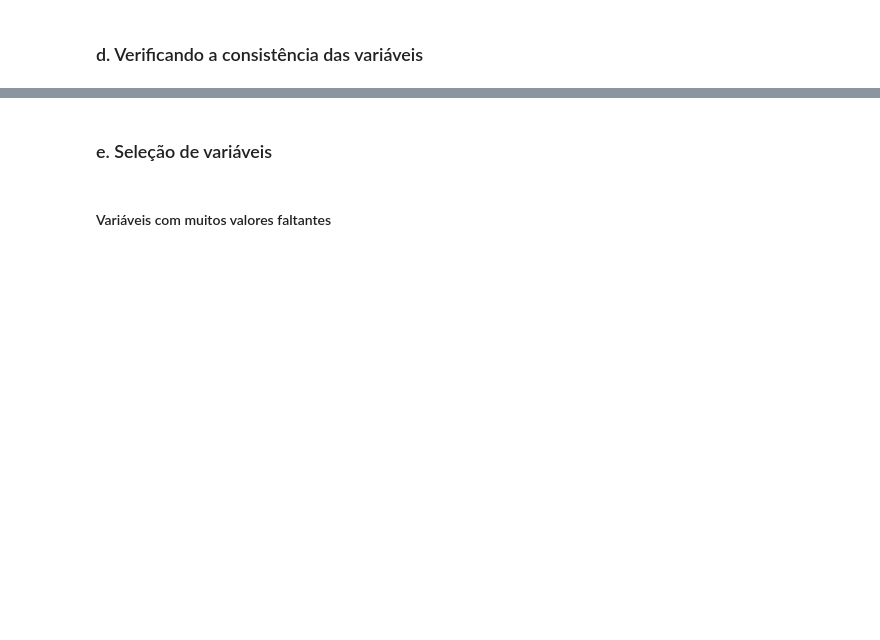
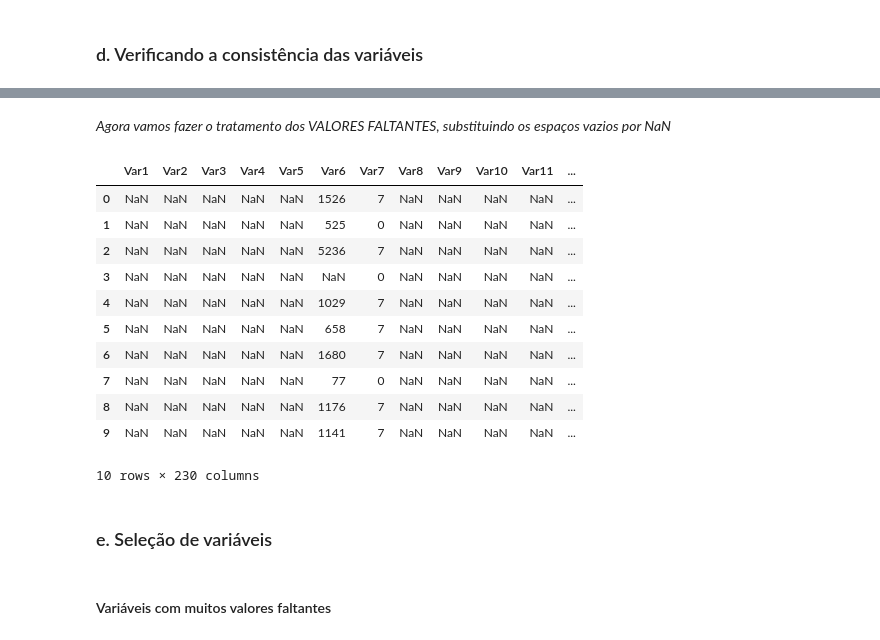
Before and after one commit to EliGorniak/KDD_Cup2009_MachineLearning_Kaggle_Project, a Jupyter notebook: KDD_Cup_2009_ML.ipynb, the cells around one changed output, grey strips where cells are left out. Saved outputs shown, nothing was run; the diff lists cells and outputs as text; code cells hidden in the pictures; blank space fills up the shorter version.

```diff
--- a/KDD_Cup_2009_ML.ipynb
+++ b/KDD_Cup_2009_ML.ipynb
@@ -63,3 +253,24 @@ array([-1,  1])
+# %% [markdown]
+*Agora vamos fazer o tratamento dos VALORES FALTANTES, substituindo os espaços vazios por NaN*
+# %%
+# Utilizando a função .nan do Numpy, vamos substituir por NaN
+features = features.replace('', np.nan)
+# %%
+# verificando se houve a substituição
+features.head(10)
+# %% [output]
+|  | Var1 | Var2 | Var3 | Var4 | Var5 | Var6 | Var7 | Var8 | Var9 | Var10 | Var11 | ... |
+| 0 | NaN | NaN | NaN | NaN | NaN | 1526 | 7 | NaN | NaN | NaN | NaN | ... |
+| 1 | NaN | NaN | NaN | NaN | NaN | 525 | 0 | NaN | NaN | NaN | NaN | ... |
+| 2 | NaN | NaN | NaN | NaN | NaN | 5236 | 7 | NaN | NaN | NaN | NaN | ... |
+| 3 | NaN | NaN | NaN | NaN | NaN | NaN | 0 | NaN | NaN | NaN | NaN | ... |
+| 4 | NaN | NaN | NaN | NaN | NaN | 1029 | 7 | NaN | NaN | NaN | NaN | ... |
+| 5 | NaN | NaN | NaN | NaN | NaN | 658 | 7 | NaN | NaN | NaN | NaN | ... |
+| 6 | NaN | NaN | NaN | NaN | NaN | 1680 | 7 | NaN | NaN | NaN | NaN | ... |
+| 7 | NaN | NaN | NaN | NaN | NaN | 77 | 0 | NaN | NaN | NaN | NaN | ... |
+| 8 | NaN | NaN | NaN | NaN | NaN | 1176 | 7 | NaN | NaN | NaN | NaN | ... |
+| 9 | NaN | NaN | NaN | NaN | NaN | 1141 | 7 | NaN | NaN | NaN | NaN | ... |
+10 rows × 230 columns
 # %% [markdown]
 ### e. Seleção de variáveis
 # %% [markdown]
```
Also changed, not shown: parts of 20 cells of this notebook.
